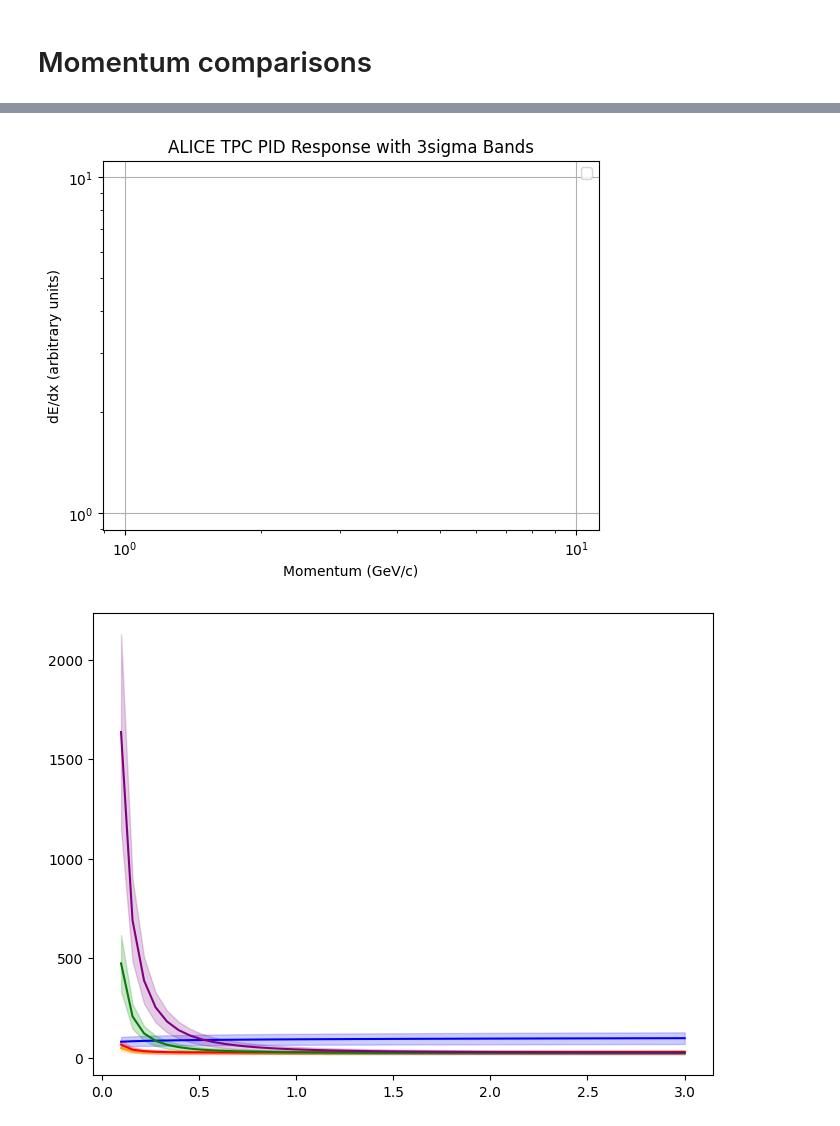
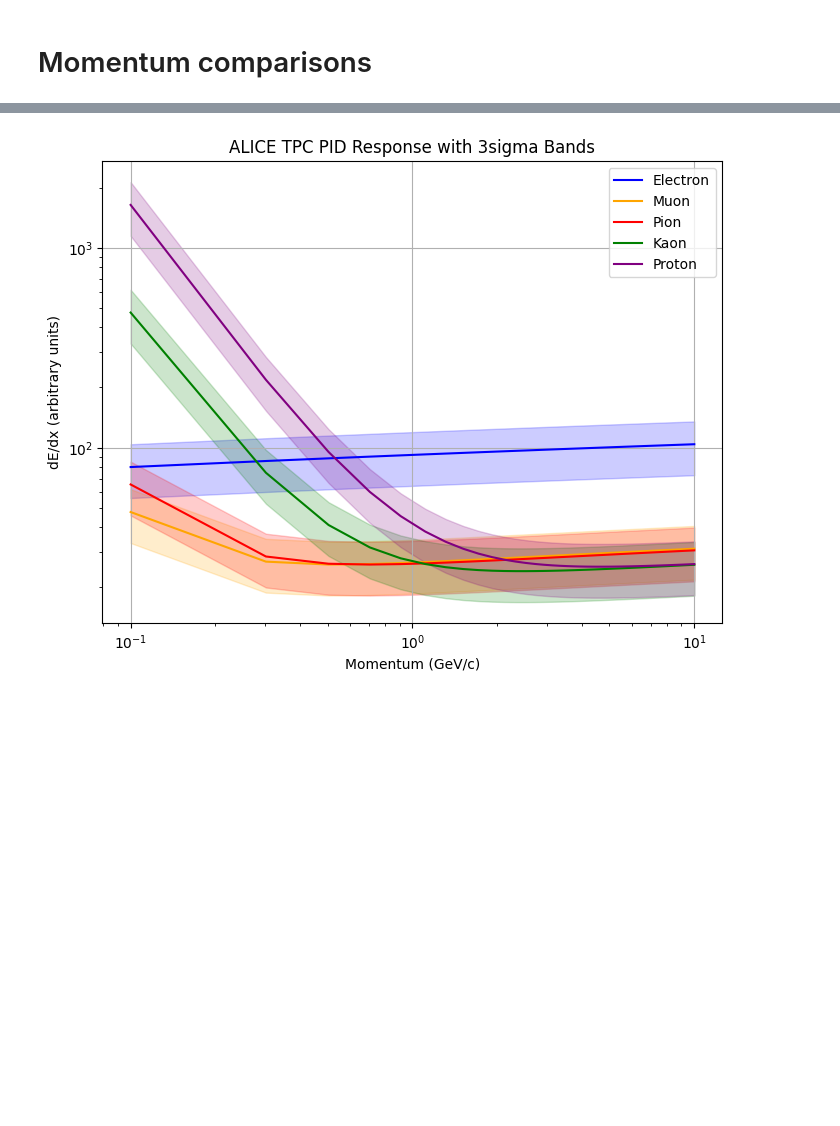
Before and after one commit to Khasp-0/MachineLearningExam, a Jupyter notebook: Generator.ipynb, the cells around one changed output, grey strips where cells are left out. Cells and saved outputs as stored; diff of their text form; code cells hidden in the pictures; blank space fills up the shorter version.

```diff
--- a/Generator.ipynb
+++ b/Generator.ipynb
@@ -385,36 +385,35 @@ def plot_tpc_pid_response(momentum_range):
     Plot the TPC PID response and error bands for various particle types.
     """
     # Calculate responses and PID bands for different particle species
     particle_types = {
     'Electron': {'color': 'blue', 'stretch_factor': 1},
     'Muon': {'color': 'orange', 'stretch_factor': 0.41},
     'Pion': {'color': 'red', 'stretch_factor': 0.41},
     'Kaon': {'color': 'green', 'stretch_factor': 0.38},
     'Proton': {'color': 'purple', 'stretch_factor': 0.4}
     }
 
     plt.figure(figsize=(8, 6))
 
     for particle, settings in particle_types.items():
         response, lower_band, upper_band = tpc_pid_response(momentum_range, particle.lower(), settings['stretch_factor'])
         plt.plot(momentum_range, response, label=particle, color=settings['color'])
         plt.fill_between(momentum_range, lower_band, upper_band, color=settings['color'], alpha=0.2)
 
+
 # plt.plot(xvalues,rn, color= 'black')
-
+momentum_range = np.linspace(0.1, 10) # Momentum range from 0.1 to 10 GeV/c
+plot_tpc_pid_response(momentum_range)
 plt.xlabel('Momentum (GeV/c)')
 plt.ylabel('dE/dx (arbitrary units)')
 plt.xscale('log')  # Log scale for x-axis
 plt.yscale('log')  # Log scale for y-axis
 plt.title('ALICE TPC PID Response with 3sigma Bands')
 plt.legend()
 plt.grid(True)
 plt.show()
 
+
 #Generate a momentum range and plot
-
-momentum_range = np.linspace(0.1, 3) # Momentum range from 0.1 to 10 GeV/c
-plot_tpc_pid_response(momentum_range)
 # %% [output]
-[figure, old version]
+[figure, new version]
-[figure, removed]
```
Also changed, not shown: parts of 4 cells of this notebook.
